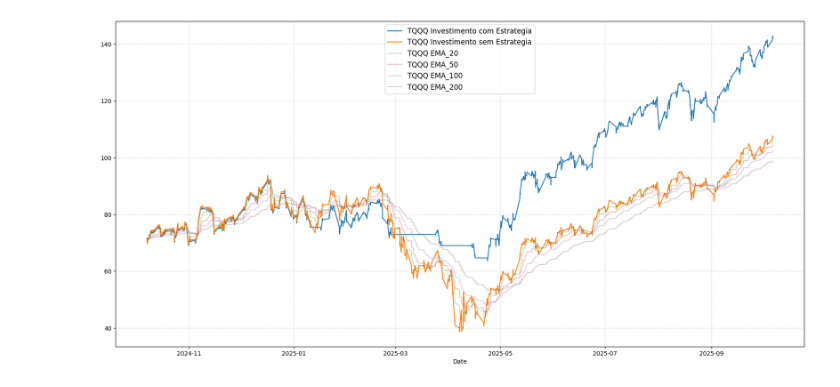
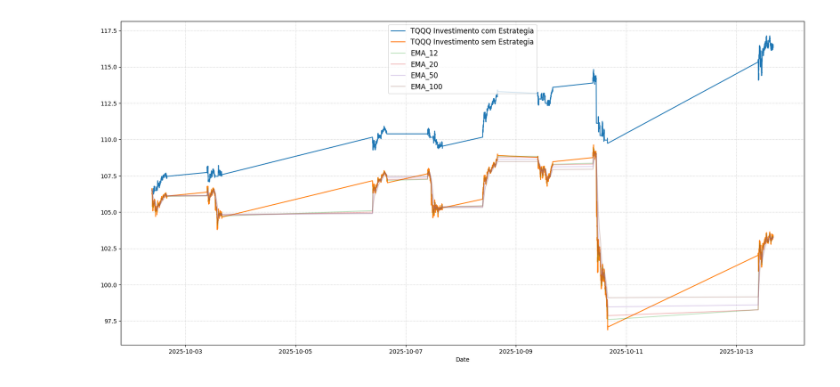
Before and after one commit to Augusto-Mateus/analise_ema_investimentos, a Jupyter notebook: avaliacao_estrategia.ipynb, the cells around one changed output. Saved outputs shown, nothing was run; the diff lists cells and outputs as text; code cells hidden in the pictures.

```diff
--- a/avaliacao_estrategia.ipynb
+++ b/avaliacao_estrategia.ipynb
@@ -14,8 +15,8 @@ from modules import *
 # %%
 # Datagrame TQQQ dentro do periodo de 5 anos com intervalo diario
-tqqq_df = get_ticker("TQQQ", periodo="1y" ,intervalo= "1h")
+tqqq_df = get_ticker("TQQQ", periodo="8d", intervalo="1m")
 
-tqqq_ema = adicionar_ema(tqqq_df, [20, 50, 100, 200])
+tqqq_ema = adicionar_ema(tqqq_df, [12, 20, 50, 100])
 
-tqqq_df
+tqqq_ema.head()
 # %% [output]
@@ -85,5 +89,7 @@ plt.show()
 # %%
-tqqq_final = aplicar_estrategia(tqqq_invest, 71.5)
+initial_value = tqqq_df["Close"].iloc[0]
 
-tqqq_final
+tqqq_estratégia = aplicar_estrategia(tqqq_pctg, initial_value)
+
+tqqq_estratégia
 # %% [output]
@@ -103,17 +109,45 @@ tqqq_final
 # %%
 plt.figure(figsize=(21, 10))
 
-plt.plot(tqqq_final["Datetime"], tqqq_final["Investimento_Estrategia"], label="TQQQ Investimento com Estrategia")
-plt.plot(tqqq_final["Datetime"], tqqq_final["Valor_Investimento"], label="TQQQ Investimento sem Estrategia")
-plt.plot(tqqq_final["Datetime"], tqqq_final["EMA_20"], label="TQQQ EMA_20", alpha=0.3)
-plt.plot(tqqq_final["Datetime"], tqqq_final["EMA_50"], label="TQQQ EMA_50", alpha=0.3)
-plt.plot(tqqq_final["Datetime"], tqqq_final["EMA_100"], label="TQQQ EMA_100", alpha=0.3)
-plt.plot(tqqq_final["Datetime"], tqqq_final["EMA_200"], label="TQQQ EMA_200", alpha=0.3)
+plt.plot(
+    tqqq_estratégia["Datetime"],
+    tqqq_estratégia["Investimento_Estrategia"],
+    label="TQQQ Investimento com Estrategia",
+)
+plt.plot(
+    tqqq_estratégia["Datetime"],
+    tqqq_estratégia["Close"],
+    label="TQQQ Investimento sem Estrategia",
+)
+plt.plot(
+    tqqq_estratégia["Datetime"],
+    tqqq_estratégia.iloc[:, 6],
+    label=tqqq_ema.columns[6],
+    alpha=0.3,
+)
+plt.plot(
+    tqqq_estratégia["Datetime"],
+    tqqq_estratégia.iloc[:, 7],
+    label=tqqq_ema.columns[7],
+    alpha=0.3,
+)
+plt.plot(
+    tqqq_estratégia["Datetime"],
+    tqqq_estratégia.iloc[:, 8],
+    label=tqqq_ema.columns[8],
+    alpha=0.3,
+)
+plt.plot(
+    tqqq_estratégia["Datetime"],
+    tqqq_estratégia.iloc[:, 9],
+    label=tqqq_ema.columns[9],
+    alpha=0.3,
+)
 
 plt.xlabel("Date")
 plt.grid(True, linestyle="dotted", alpha=0.8)
 plt.legend(loc="upper center", fontsize=12)
 
 plt.show()
 # %% [output]
-[figure, old version]
+[figure, new version]
```
Also changed, not shown: parts of 12 cells of this notebook, 3 other files.
